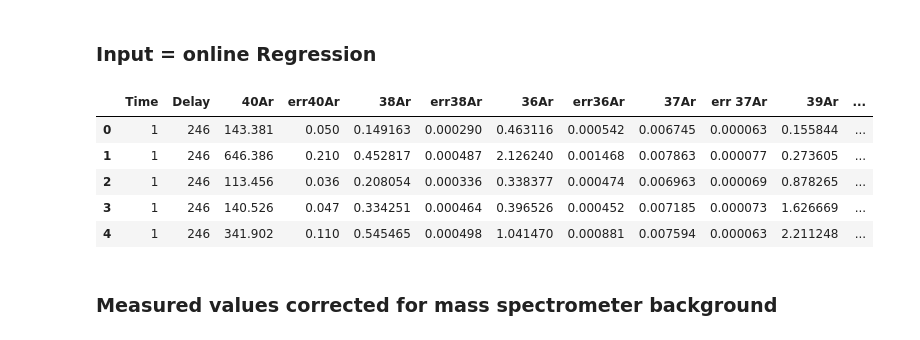
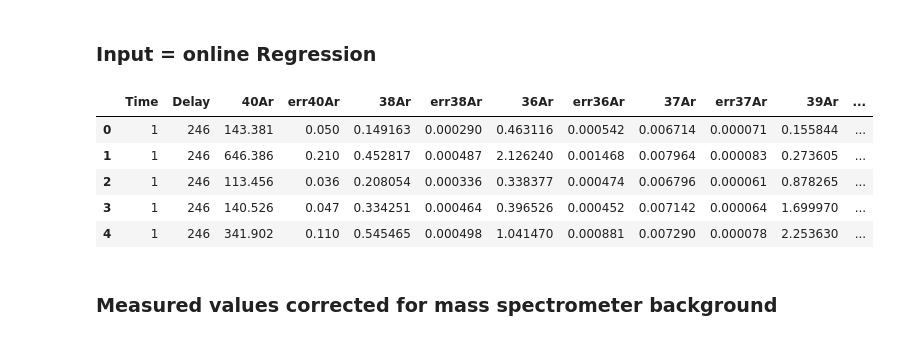
Before and after one commit to gecos-lab/PyCalcolAr, a Jupyter notebook: notebooks/PyCalcolAr_working.ipynb, the cells around one changed output. Drawn from its saved outputs; the diff is of its cells as text; code cells hidden in the pictures.

```diff
--- a/notebooks/PyCalcolAr_working.ipynb
+++ b/notebooks/PyCalcolAr_working.ipynb
@@ -546,63 +526,75 @@ display(input_data_df)
 # %%
 input_data_df.loc[:, '40Ar'] = df_data.loc[:, '40Ar F'].values * 1000
 input_data_df.loc[:, 'err40Ar'] = df_data.loc[:, 'err40Ar F'].values * 1000
 
 input_data_df.loc[:, '38Ar'] = df_data.loc[:, '38Ar IC0'].values * gain_F_IC0 * 1000
 input_data_df.loc[:, 'err38Ar'] = df_data.loc[:, 'err38Ar IC0'].values * gain_F_IC0 * 1000
 
 input_data_df.loc[:, '36Ar'] = df_data.loc[:, '36Ar IC1'].values * gain_F_IC1 * 1000
 input_data_df.loc[:, 'err36Ar'] = df_data.loc[:, 'err36Ar IC1'].values * gain_F_IC1 * 1000
 
-
-
-
 # PRIMA OPZIONE (sostituzione completa delle colonne quando si presenta anche solo un  NAN in '37Ar IC1' e '39Ar IC0')
 
-if (df_data.loc[:, '37Ar IC1'].isnull().values.any().any()==True):
-    input_data_df.loc[:, '37Ar'] = df_data.loc[:, '37Ar IC0'].values *  gain_F_IC0 *1000
-    input_data_df.loc[:, 'err37 Ar'] = df_data.loc[:, 'err37Ar IC0'].values * gain_F_IC0 * 1000
-else:
-    input_data_df.loc[:, '37Ar'] = df_data.loc[:, '37Ar IC1'].values *  gain_F_IC1 *1000
-    input_data_df.loc[:, 'err 37Ar'] = df_data.loc[:, 'err37Ar IC1'].values * gain_F_IC1 * 1000
+# if (df_data.loc[:, '37Ar IC1'].isnull().values.any().any()==True):
+    # input_data_df.loc[:, '37Ar'] = df_data.loc[:, '37Ar IC0'].values *  gain_F_IC0 *1000
+    # input_data_df.loc[:, 'err37 Ar'] = df_data.loc[:, 'err37Ar IC0'].values * gain_F_IC0 * 1000
+# else:
+   #  input_data_df.loc[:, '37Ar'] = df_data.loc[:, '37Ar IC1'].values *  gain_F_IC1 *1000
+    # input_data_df.loc[:, 'err 37Ar'] = df_data.loc[:, 'err37Ar IC1'].values * gain_F_IC1 * 1000
 
-if (df_data.loc[:, '39Ar IC0'].isnull().values.any().any()==True):
-    input_data_df.loc[:, '39Ar'] = df_data.loc[:, '39Ar F'].values *  1000
-    input_data_df.loc[:, 'err39Ar'] = df_data.loc[:, 'err39Ar F'].values * 1000
-else:
-    input_data_df.loc[:, '39Ar'] = df_data.loc[:, '39Ar IC0'].values *  1000 * gain_F_IC0
-    input_data_df.loc[:, 'err39Ar'] = df_data.loc[:, 'err39Ar IC0'].values * 1000* gain_F_IC0
-
-
-
+# if (df_data.loc[:, '39Ar IC0'].isnull().values.any().any()==True):
+    # input_data_df.loc[:, '39Ar'] = df_data.loc[:, '39Ar F'].values *  1000
+    # input_data_df.loc[:, 'err39Ar'] = df_data.loc[:, 'err39Ar F'].values * 1000
+# else:
+   # input_data_df.loc[:, '39Ar'] = df_data.loc[:, '39Ar IC0'].values *  1000 * gain_F_IC0
+   #  input_data_df.loc[:, 'err39Ar'] = df_data.loc[:, 'err39Ar IC0'].values * 1000* gain_F_IC0
 
 # SECONDA OPZIONE (sostituzione dei soli NAN che si presentano all'interno delle colonne '37Ar IC1' e '39Ar IC0')
 
-# count_row = df_data.shape[0]
-# for i in range (count_row):
-    # if pd.isna(df_data.loc[i, '37Ar IC1'])==True:
-        # input_data_df.loc[i, '37Ar'] = df_data.loc[i, '37Ar IC0'] * gain_F_IC0 * 1000
-        # input_data_df.loc[i, 'err37Ar'] = df_data.loc[i, 'err37Ar IC0'] * gain_F_IC0 * 1000
-   #  else:
-        # input_data_df.loc[i, '37Ar'] = df_data.loc[i, '37Ar IC1'] * gain_F_IC1 * 1000
-       #  input_data_df.loc[i, 'err37Ar'] = df_data.loc[i, 'err37Ar IC1']* gain_F_IC1 * 1000
+count_row = df_data.shape[0]
+for i in range (count_row):
+    if pd.isna(df_data.loc[i, '37Ar IC1'])==True:
+        input_data_df.loc[i, '37Ar'] = df_data.loc[i, '37Ar IC0'] * gain_F_IC0 * 1000
+        input_data_df.loc[i, 'err37Ar'] = df_data.loc[i, 'err37Ar IC0'] * gain_F_IC0 * 1000
+    else:
+        input_data_df.loc[i, '37Ar'] = df_data.loc[i, '37Ar IC1'] * gain_F_IC1 * 1000
+        input_data_df.loc[i, 'err37Ar'] = df_data.loc[i, 'err37Ar IC1']* gain_F_IC1 * 1000
 
-# count_row = df_data.shape[0]
-# for i in range (count_row):
-    # if pd.isna(df_data.loc[i, '39Ar IC0'])==True:
-        # input_data_df.loc[i, '39Ar'] = df_data.loc[i, '39Ar F'] * 1000
-        # input_data_df.loc[i, 'err39Ar'] = df_data.loc[i, 'err39Ar F']* 1000
-   #  else:
-        # input_data_df.loc[i, '39Ar'] = df_data.loc[i, '39Ar IC0'] * gain_F_IC1 * 1000
-        # input_data_df.loc[i, 'err39Ar'] = df_data.loc[i, 'err39Ar IC0']* gain_F_IC1 * 1000
+count_row = df_data.shape[0]
+for i in range (count_row):
+    if (df_data.loc[i, '37Ar IC1'])>= 0.001:
+        input_data_df.loc[i, '37Ar'] = df_data.loc[i, '37Ar IC1'] * calibration_data[i, 'gain_IC0_IC1'] * 1000
+        input_data_df.loc[i, 'err37Ar'] = df_data.loc[i, 'err39Ar IC1']* calibration_data[i, 'gain_IC0_IC1'] * 1000
+    else:
+        input_data_df.loc[i, '37Ar'] = df_data.loc[i, '37Ar IC0'] * gain_F_IC0 * 1000
+        input_data_df.loc[i, 'err37Ar'] = df_data.loc[i, 'err37Ar IC0'] * gain_F_IC0 * 1000
+
+count_row = df_data.shape[0]
+for i in range (count_row):
+    if pd.isna(df_data.loc[i, '39Ar IC0'])==True:
+        input_data_df.loc[i, '39Ar'] = df_data.loc[i, '39Ar F'] * 1000
+        input_data_df.loc[i, 'err39Ar'] = df_data.loc[i, 'err39Ar F']* 1000
+    else:
+        input_data_df.loc[i, '39Ar'] = df_data.loc[i, '39Ar IC0'] * gain_F_IC0 * 1000
+        input_data_df.loc[i, 'err39Ar'] = df_data.loc[i, 'err39Ar IC0']* gain_F_IC0 * 1000
+
+count_row = df_data.shape[0]
+for i in range (count_row):
+    if (df_data.loc[i, '39Ar F'])<= 0.001:
+        input_data_df.loc[i, '39Ar'] = df_data.loc[i, '39Ar IC0'] * gain_F_IC0 * 1000
+        input_data_df.loc[i, 'err39Ar'] = df_data.loc[i, 'err39Ar IC0']* gain_F_IC0 * 1000
+    else:
+        input_data_df.loc[i, '39Ar'] = df_data.loc[i, '39Ar F'] * 1000
+        input_data_df.loc[i, 'err39Ar'] = df_data.loc[i, 'err39Ar F']* 1000
 
 input_data_df
 # %% [output]
-|  | Time | Delay | 40Ar | err40Ar | 38Ar | err38Ar | 36Ar | err36Ar | 37Ar | err 37Ar | 39Ar | ... |
-| 0 | 1 | 246 | 143.381 | 0.050 | 0.149163 | 0.000290 | 0.463116 | 0.000542 | 0.006745 | 0.000063 | 0.155844 | ... |
-| 1 | 1 | 246 | 646.386 | 0.210 | 0.452817 | 0.000487 | 2.126240 | 0.001468 | 0.007863 | 0.000077 | 0.273605 | ... |
-| 2 | 1 | 246 | 113.456 | 0.036 | 0.208054 | 0.000336 | 0.338377 | 0.000474 | 0.006963 | 0.000069 | 0.878265 | ... |
-| 3 | 1 | 246 | 140.526 | 0.047 | 0.334251 | 0.000464 | 0.396526 | 0.000452 | 0.007185 | 0.000073 | 1.626669 | ... |
-| 4 | 1 | 246 | 341.902 | 0.110 | 0.545465 | 0.000498 | 1.041470 | 0.000881 | 0.007594 | 0.000063 | 2.211248 | ... |
+|  | Time | Delay | 40Ar | err40Ar | 38Ar | err38Ar | 36Ar | err36Ar | 37Ar | err37Ar | 39Ar | ... |
+| 0 | 1 | 246 | 143.381 | 0.050 | 0.149163 | 0.000290 | 0.463116 | 0.000542 | 0.006714 | 0.000071 | 0.155844 | ... |
+| 1 | 1 | 246 | 646.386 | 0.210 | 0.452817 | 0.000487 | 2.126240 | 0.001468 | 0.007964 | 0.000083 | 0.273605 | ... |
+| 2 | 1 | 246 | 113.456 | 0.036 | 0.208054 | 0.000336 | 0.338377 | 0.000474 | 0.006796 | 0.000061 | 0.878265 | ... |
+| 3 | 1 | 246 | 140.526 | 0.047 | 0.334251 | 0.000464 | 0.396526 | 0.000452 | 0.007142 | 0.000064 | 1.699970 | ... |
+| 4 | 1 | 246 | 341.902 | 0.110 | 0.545465 | 0.000498 | 1.041470 | 0.000881 | 0.007290 | 0.000078 | 2.253630 | ... |
 # %% [markdown]
 ### Measured values corrected for mass spectrometer background
 # %%
```
Also changed, not shown: parts of 89 cells of this notebook.
